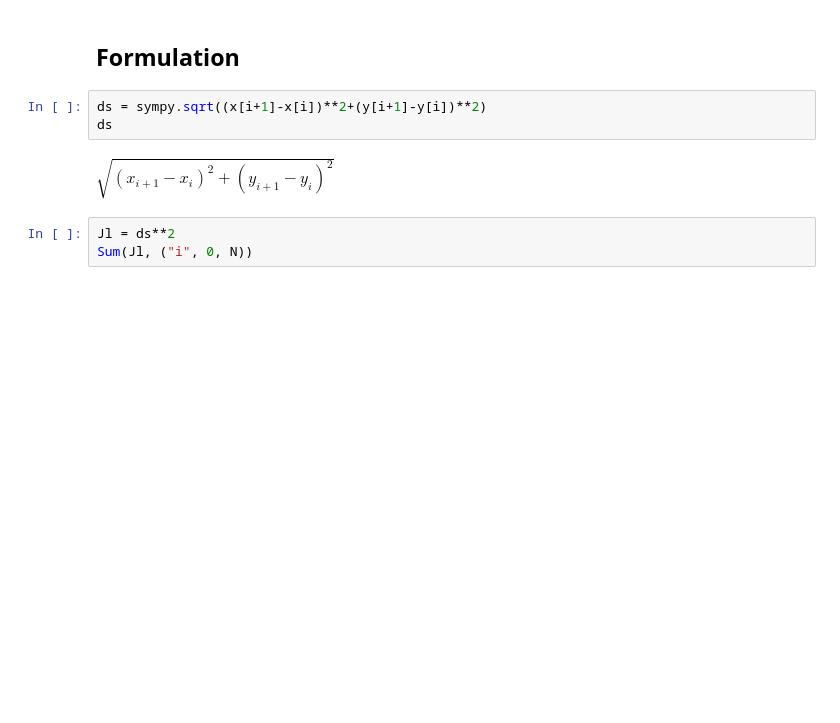
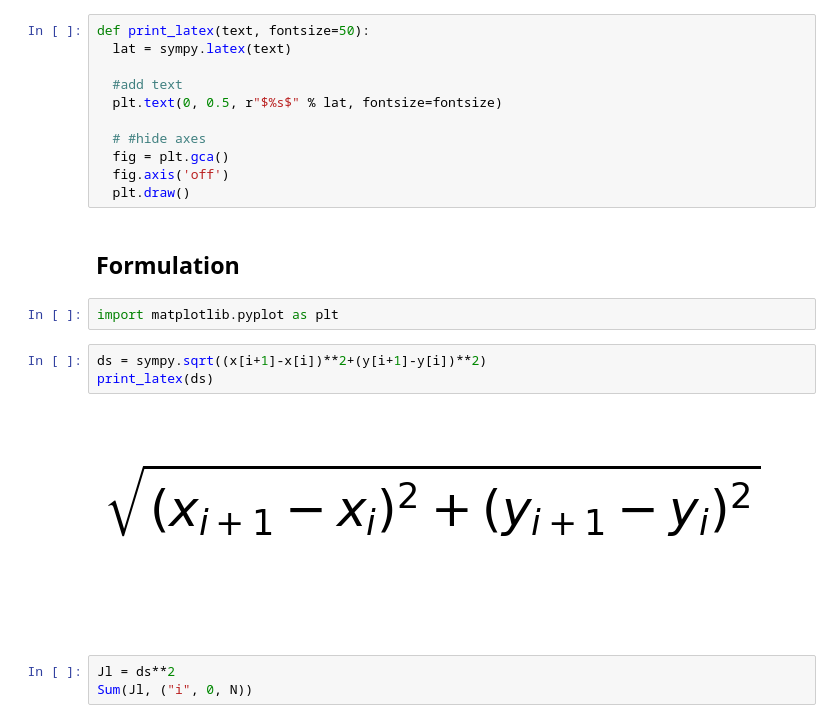
Before and after one commit to giuliovv/trajectory_planning, a Jupyter notebook: trajectory_derivate.ipynb, the cells around one changed output. Saved outputs shown, nothing was run; the diff lists cells and outputs as text; blank space fills up the shorter version.

Commit message:
Print as png

```diff
--- a/trajectory_derivate.ipynb
+++ b/trajectory_derivate.ipynb
@@ -19,13 +17,26 @@ kl = Symbol("k_l")
 
 i = Symbol("i")
 N = Symbol("N")
+# %%
+def print_latex(text, fontsize=50):
+  lat = sympy.latex(text)
+
+  #add text
+  plt.text(0, 0.5, r"$%s$" % lat, fontsize=fontsize)
+
+  # #hide axes
+  fig = plt.gca()
+  fig.axis('off')
+  plt.draw()
 # %% [markdown]
 ## Formulation
+# %%
+import matplotlib.pyplot as plt
 # %%
 ds = sympy.sqrt((x[i+1]-x[i])**2+(y[i+1]-y[i])**2)
-ds
+print_latex(ds)
 # %% [output]
-$\displaystyle \sqrt{\left({x}_{i + 1} - {x}_{i}\right)^{2} + \left({y}_{i + 1} - {y}_{i}\right)^{2}}$
+[figure, added]
 # %%
 Jl = ds**2
 Sum(Jl, ("i", 0, N))
```
Also changed, not shown: parts of 1 cell of this notebook.
